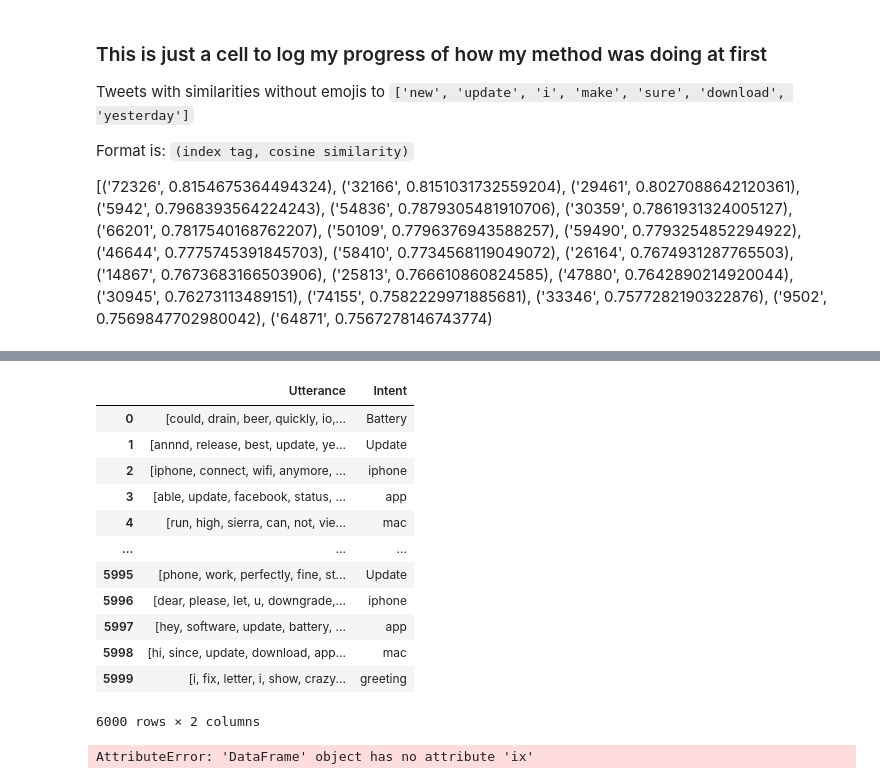
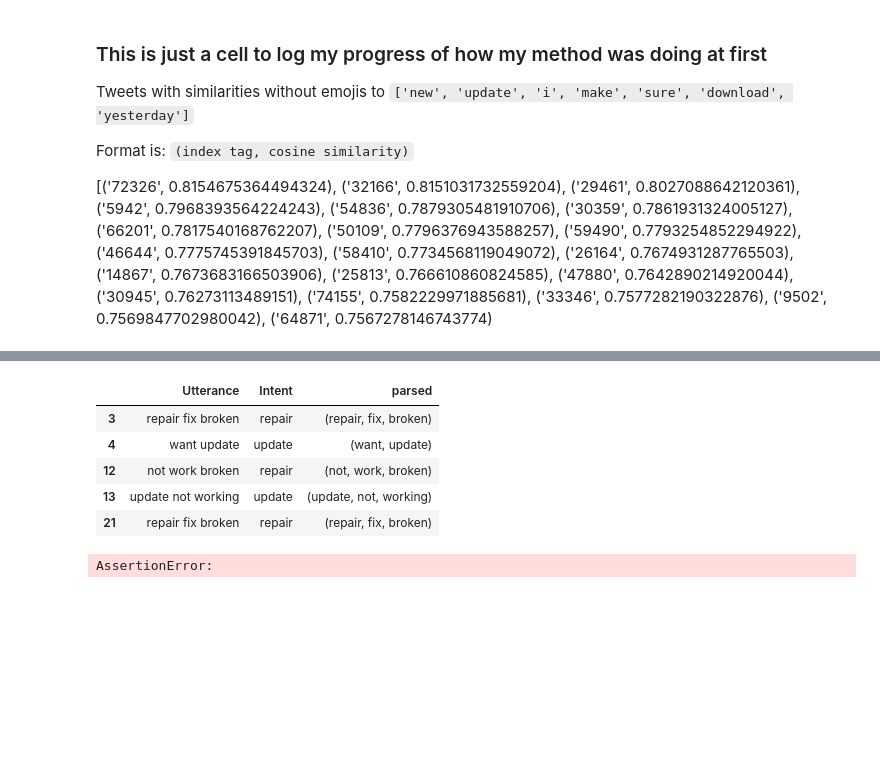
Before and after one commit to mtaruno/eve-bot, a Jupyter notebook: 2.1. Getting my NN Training Data with Doc2Vec.ipynb, the cells around one changed output, grey strips where cells are left out. Drawn from its saved outputs; the diff is of its cells as text; code cells hidden in the pictures; blank space fills up the shorter version.

```diff
--- a/2.1. Getting my NN Training Data with Doc2Vec.ipynb
+++ b/2.1. Getting my NN Training Data with Doc2Vec.ipynb
@@ -756,23 +906,0 @@ This will be very useful for comparing my intent clusters in the following noteb
-# %%
-neat_train
-# %% [output]
-|  | Utterance | Intent |
-| 0 | [could, drain, beer, quickly, io,... | Battery |
-| 1 | [annnd, release, best, update, ye... | Update |
-| 2 | [iphone, connect, wifi, anymore, ... | iphone |
-| 3 | [able, update, facebook, status, ... | app |
-| 4 | [run, high, sierra, can, not, vie... | mac |
-| ... | ... | ... |
-| 5995 | [phone, work, perfectly, fine, st... | Update |
-| 5996 | [dear, please, let, u, downgrade,... | iphone |
-| 5997 | [hey, software, update, battery, ... | app |
-| 5998 | [hi, since, update, download, app... | mac |
-| 5999 | [i️, fix, letter, i️, show, crazy... | greeting |
-6000 rows × 2 columns
-# %%
-nlp = spacy.load('en',disable_pipes=["tagger","ner"])
-neat_train['Parsed'] = neat_train['Intent'].progress_apply(nlp)
-
-corpus = st.CorpusFromParsedDocuments(neat_train,
-                             category_col='Intent',
-                             parsed_col='Parsed').build()
@@ -778,0 +927,21 @@ corpus = st.CorpusFromParsedDocuments(neat_train,
+# %%
+# Data munging
+visualize_train = neat_train.copy()
+visualize_train['Utterance'] = visualize_train['Utterance'].progress_apply(" ".join)
+
+# Subsetting to the two intents I want to compare
+visualize_train = visualize_train[(visualize_train['Intent'] == 'repair') |
+                                 (visualize_train['Intent'] == 'update')]
+
+# Load spacy model
+nlp = spacy.load('en',disable_pipes=["tagger","ner"])
+visualize_train['parsed'] = visualize_train['Utterance'].progress_apply(nlp)
+# %%
+visualize_train.head()
+# %% [output]
+|  | Utterance | Intent | parsed |
+| 3 | repair fix broken | repair | (repair, fix, broken) |
+| 4 | want update | update | (want, update) |
+| 12 | not work broken | repair | (not, work, broken) |
+| 13 | update not working | update | (update, not, working) |
+| 21 | repair fix broken | repair | (repair, fix, broken) |
@@ -779,11 +952,11 @@ corpus = st.CorpusFromParsedDocuments(neat_train,
 # %%
 html = st.produce_scattertext_explorer(corpus,
-          category='greeting',
-          category_name='Update',
-          not_category_name='greeting',
+          category='Intent',
+          category_name='repair',
+          not_category_name='update',
           width_in_pixels=600,
           minimum_term_frequency=10,
-          term_significance = st.LogOddsRatioUninformativeDirichletPrior()
-        )
+        term_significance = st.LogOddsRatioUninformativeDirichletPrior(),
+          )
 # %% [output]
-AttributeError: 'DataFrame' object has no attribute 'ix'
+AssertionError:
```
Also changed, not shown: parts of 43 cells of this notebook, 7 other files.
